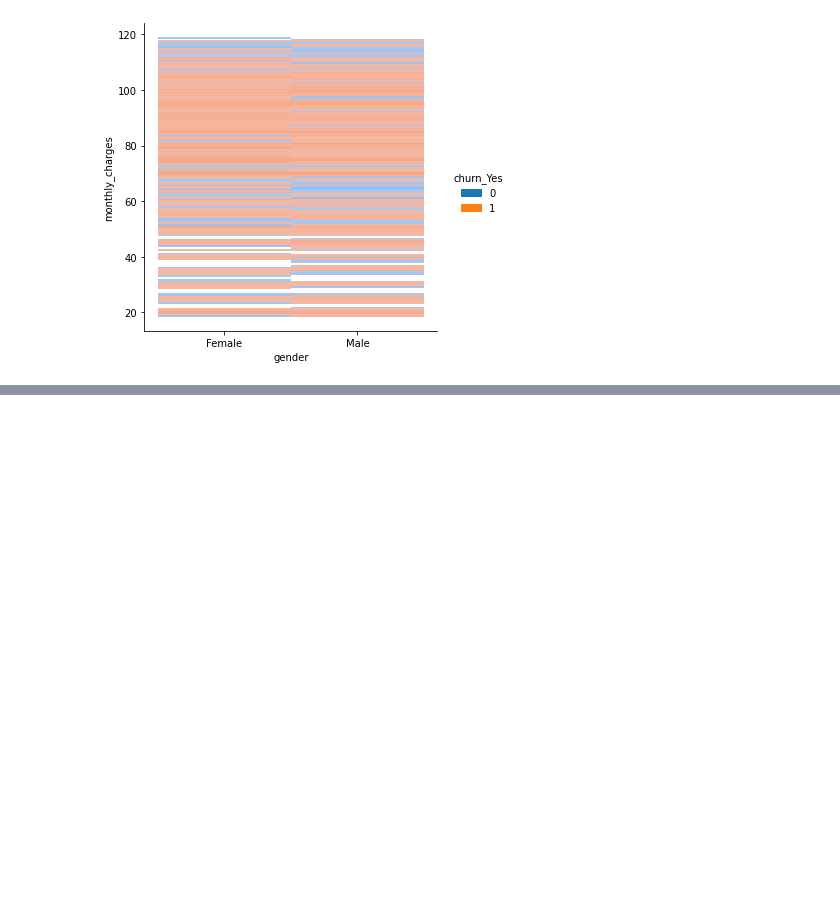
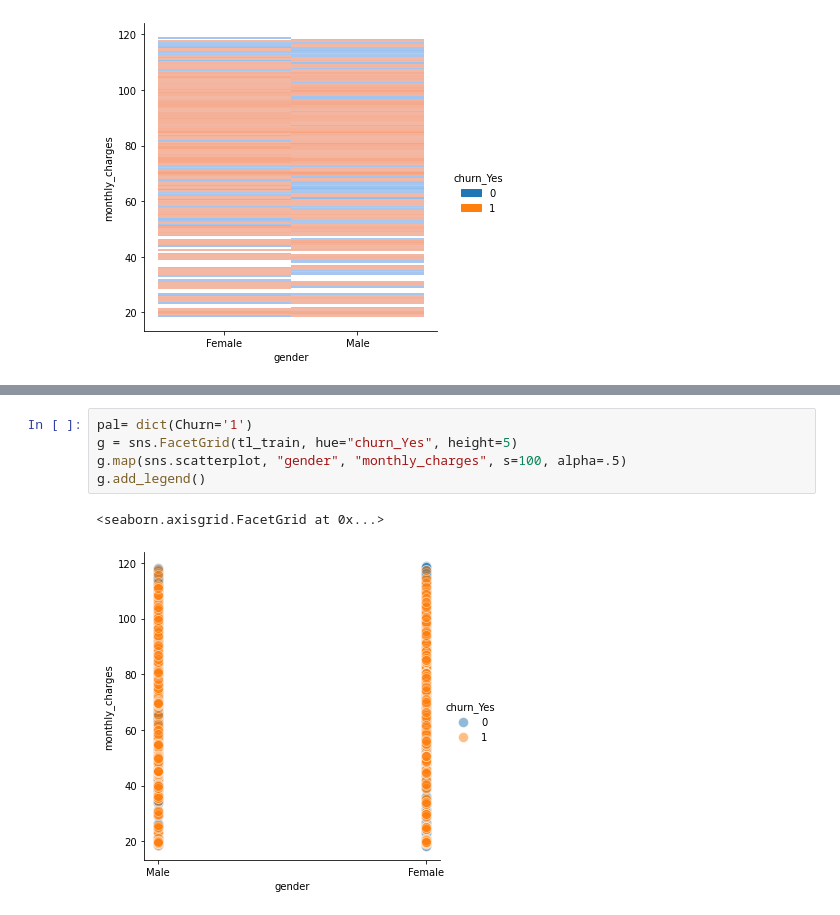
Before and after one commit to QinzhiChen/classification-exercises, a Jupyter notebook: classification_exercises.ipynb, the cells around one changed output, grey strips where cells are left out. Saved outputs shown, nothing was run; the diff lists cells and outputs as text; blank space fills up the shorter version.

```diff
--- a/classification_exercises.ipynb
+++ b/classification_exercises.ipynb
@@ -502,0 +515,8 @@ sns.displot(tl_train, x="gender", y="monthly_charges", hue='churn_Yes',binwidth=
+# %%
+pal= dict(Churn='1')
+g = sns.FacetGrid(tl_train, hue="churn_Yes", height=5)
+g.map(sns.scatterplot, "gender", "monthly_charges", s=100, alpha=.5)
+g.add_legend()
+# %% [output]
+<seaborn.axisgrid.FacetGrid at 0x...>
+[figure, added]
```
Also changed, not shown: parts of 5 cells of this notebook.
